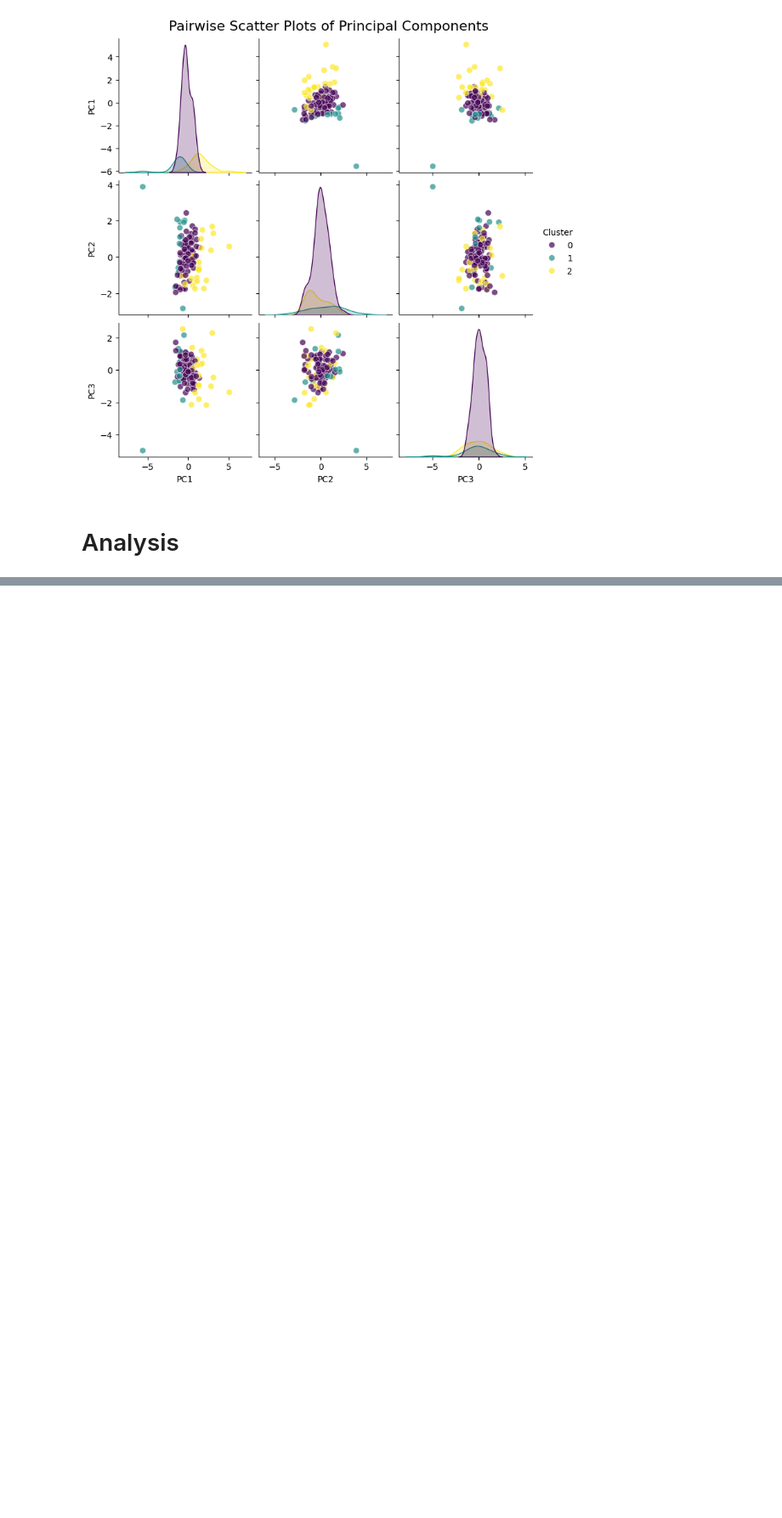
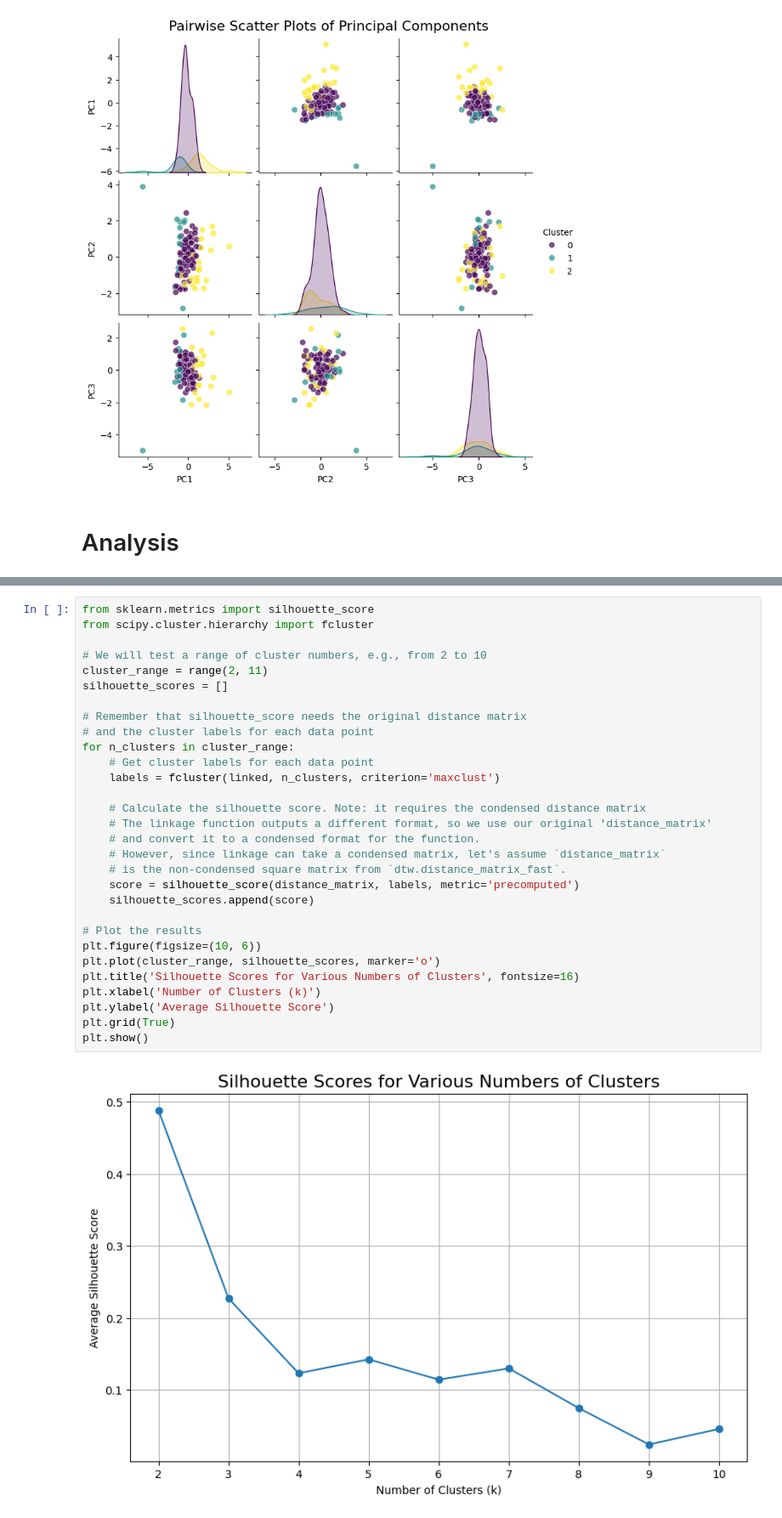
Before and after one commit to Prajwalnayak2506/PrayasDatasetAnalysis, a Jupyter notebook: Assignment.ipynb, the cells around one changed output, grey strips where cells are left out. Shown at 85% size. Cells and saved outputs as stored; diff of their text form; blank space fills up the shorter version.

```diff
--- a/Assignment.ipynb
+++ b/Assignment.ipynb
@@ -516,0 +766,32 @@ df_cluster_2 = df_unique[df_unique['Cluster'] == 2].copy()
+# %%
+from sklearn.metrics import silhouette_score
+from scipy.cluster.hierarchy import fcluster
+
+# We will test a range of cluster numbers, e.g., from 2 to 10
+cluster_range = range(2, 11)
+silhouette_scores = []
+
+# Remember that silhouette_score needs the original distance matrix
+# and the cluster labels for each data point
+for n_clusters in cluster_range:
+    # Get cluster labels for each data point
+    labels = fcluster(linked, n_clusters, criterion='maxclust')
+
+    # Calculate the silhouette score. Note: it requires the condensed distance matrix
+    # The linkage function outputs a different format, so we use our original 'distance_matrix'
+    # and convert it to a condensed format for the function.
+    # However, since linkage can take a condensed matrix, let's assume `distance_matrix`
+    # is the non-condensed square matrix from `dtw.distance_matrix_fast`.
+    score = silhouette_score(distance_matrix, labels, metric='precomputed')
+    silhouette_scores.append(score)
+
+# Plot the results
+plt.figure(figsize=(10, 6))
+plt.plot(cluster_range, silhouette_scores, marker='o')
+plt.title('Silhouette Scores for Various Numbers of Clusters', fontsize=16)
+plt.xlabel('Number of Clusters (k)')
+plt.ylabel('Average Silhouette Score')
+plt.grid(True)
+plt.show()
+# %% [output]
+[figure, added]
```
Also changed, not shown: parts of 15 cells of this notebook.
